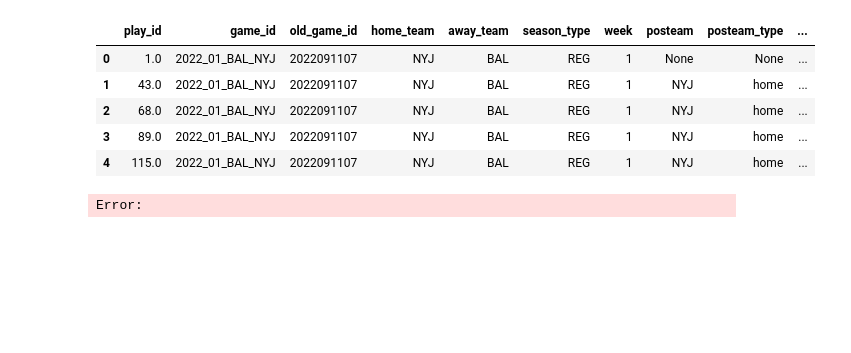
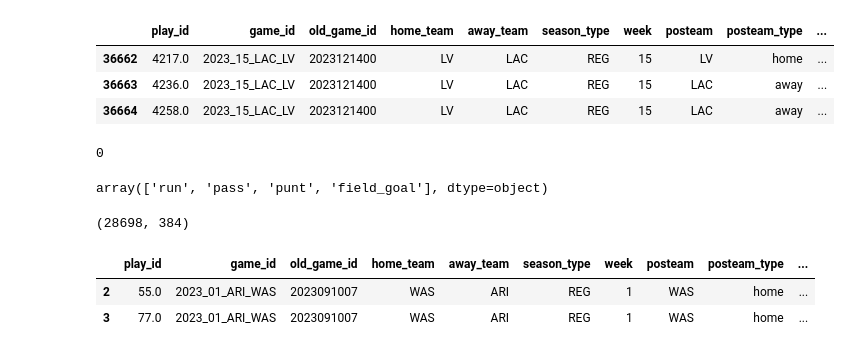
Before and after one commit to Scavo1225/NFL_analytics, a Jupyter notebook: notebooks/data.ipynb, the cells around one changed output. Drawn from its saved outputs; the diff is of its cells as text; code cells hidden in the pictures; blank space fills up the shorter version.

```diff
--- a/notebooks/data.ipynb
+++ b/notebooks/data.ipynb
@@ -23,13 +21,0 @@ Index(['play_id', 'game_id', 'old_game_id', 'home_team', 'away_team',
-# %%
-pbp_df.head(5)
-# %% [output]
-|  | play_id | game_id | old_game_id | home_team | away_team | season_type | week | posteam | posteam_type | ... |
-| 0 | 1.0 | 2022_01_BAL_NYJ | 2022091107 | NYJ | BAL | REG | 1 | None | None | ... |
-| 1 | 43.0 | 2022_01_BAL_NYJ | 2022091107 | NYJ | BAL | REG | 1 | NYJ | home | ... |
-| 2 | 68.0 | 2022_01_BAL_NYJ | 2022091107 | NYJ | BAL | REG | 1 | NYJ | home | ... |
-| 3 | 89.0 | 2022_01_BAL_NYJ | 2022091107 | NYJ | BAL | REG | 1 | NYJ | home | ... |
-| 4 | 115.0 | 2022_01_BAL_NYJ | 2022091107 | NYJ | BAL | REG | 1 | NYJ | home | ... |
-# %%
-pbp_df.info
-# %% [output]
-Error:
@@ -35,0 +25,7 @@ Error:
+# %%
+pbp_df.tail(3)
+# %% [output]
+|  | play_id | game_id | old_game_id | home_team | away_team | season_type | week | posteam | posteam_type | ... |
+| 36662 | 4217.0 | 2023_15_LAC_LV | 2023121400 | LV | LAC | REG | 15 | LV | home | ... |
+| 36663 | 4236.0 | 2023_15_LAC_LV | 2023121400 | LV | LAC | REG | 15 | LAC | away | ... |
+| 36664 | 4258.0 | 2023_15_LAC_LV | 2023121400 | LV | LAC | REG | 15 | LAC | away | ... |
@@ -35,0 +41,18 @@ Error:
+# %%
+df.duplicated().sum()
+# %% [output]
+0
+# %%
+df['play_type'].unique()
+# %% [output]
+array(['run', 'pass', 'punt', 'field_goal'], dtype=object)
+# %%
+df.shape
+# %% [output]
+(28698, 384)
+# %%
+df.head(2)
+# %% [output]
+|  | play_id | game_id | old_game_id | home_team | away_team | season_type | week | posteam | posteam_type | ... |
+| 2 | 55.0 | 2023_01_ARI_WAS | 2023091007 | WAS | ARI | REG | 1 | WAS | home | ... |
+| 3 | 77.0 | 2023_01_ARI_WAS | 2023091007 | WAS | ARI | REG | 1 | WAS | home | ... |
```
Also changed, not shown: parts of 11 cells of this notebook.
